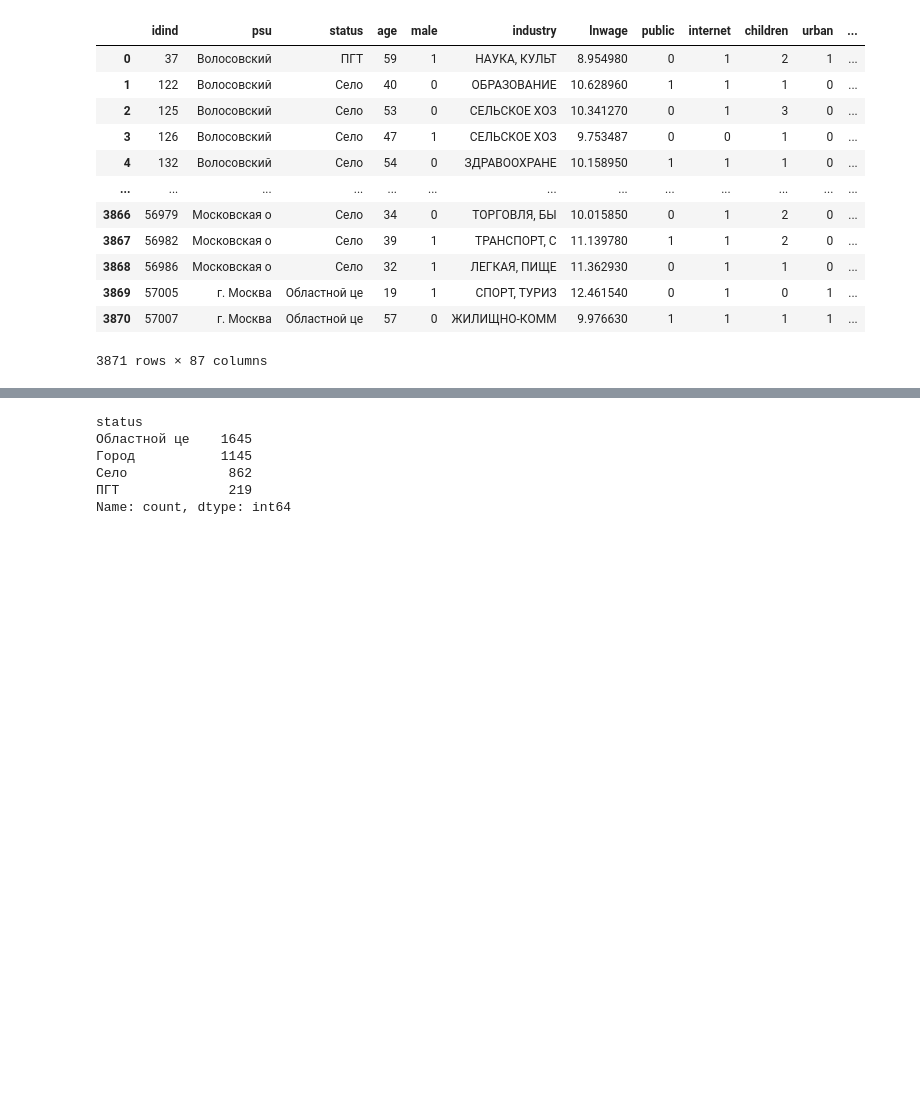
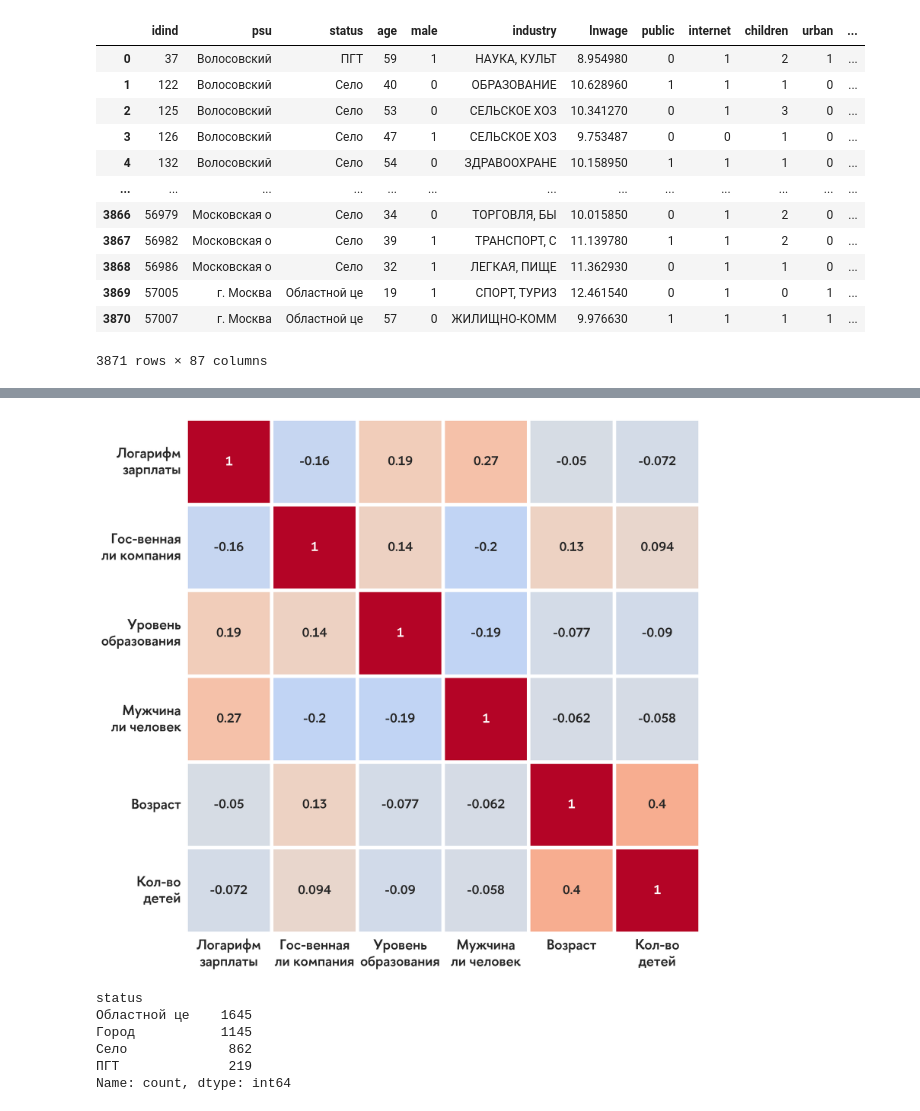
Before and after one commit to Selling-Pandas/dano-hackathon-innopolis-2024, a Jupyter notebook: legrey4ik/legrey4ik_notebook.ipynb, the cells around one changed output, grey strips where cells are left out. Drawn from its saved outputs; the diff is of its cells as text; code cells hidden in the pictures; blank space fills up the shorter version.

```diff
--- a/legrey4ik/legrey4ik_notebook.ipynb
+++ b/legrey4ik/legrey4ik_notebook.ipynb
@@ -40,0 +71,19 @@ df['lnwage'].hist(bins=20)
+# %%
+labels = ['Логарифм\nзарплаты', 'Гос-венная\nли компания', 'Уровень\nобразования', 'Мужчина\nли человек', 'Возраст', 'Кол-во\nдетей']
+plt.figure(figsize=(13, 13))
+sns.heatmap(
+    df[["lnwage", "public", "educ", "male", "age", "children"]].corr(),
+    annot=True,
+    cmap="coolwarm",
+    vmin=-1,
+    vmax=1,
+    square=True,
+    cbar=False,
+    linewidths=5,
+    xticklabels=labels,
+    yticklabels=labels
+)
+plt.tick_params(axis='both', rotation=0, labelsize=20)
+plt.show()
+# %% [output]
+[figure, added]
```
Also changed, not shown: parts of 8 cells of this notebook.
